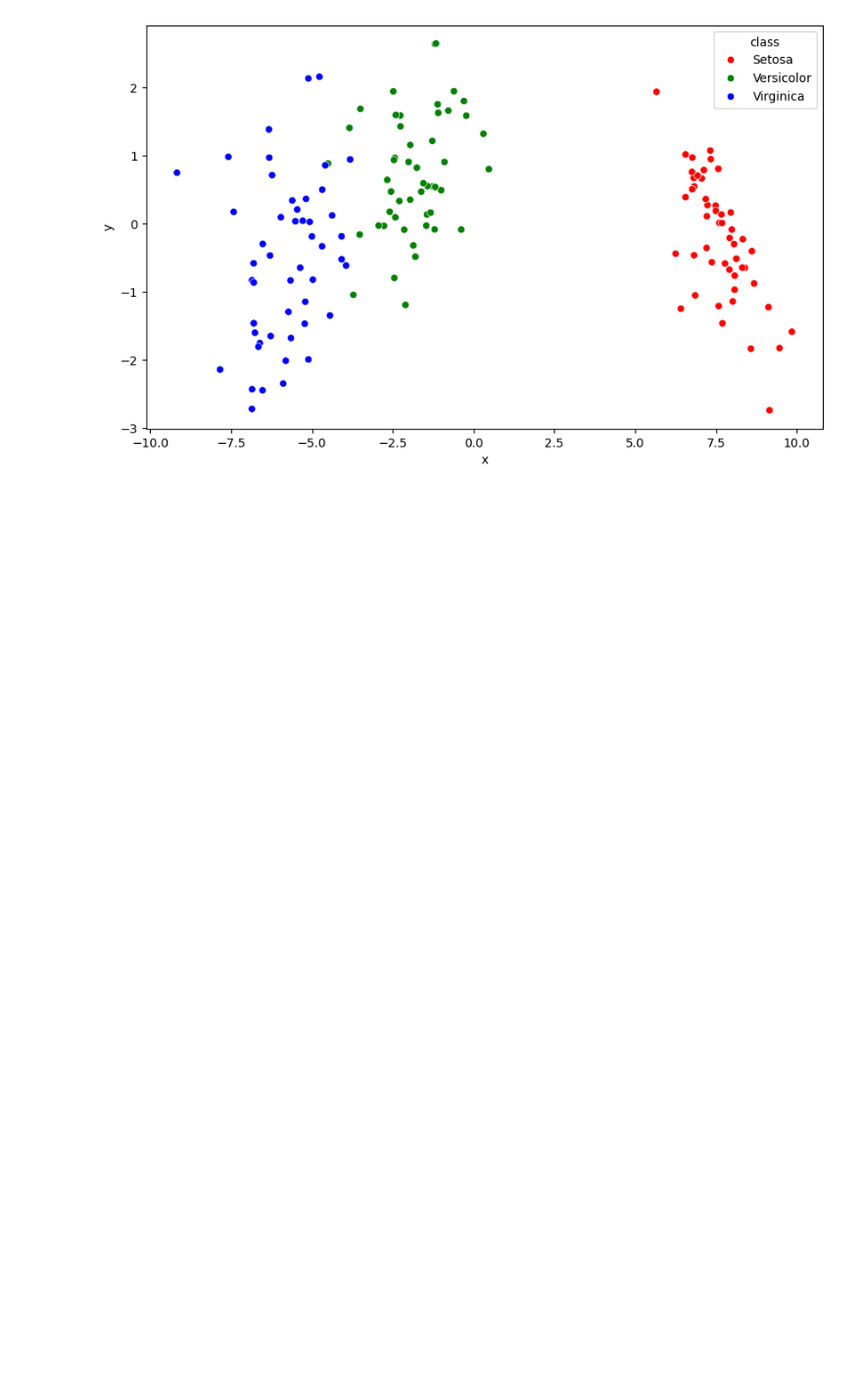
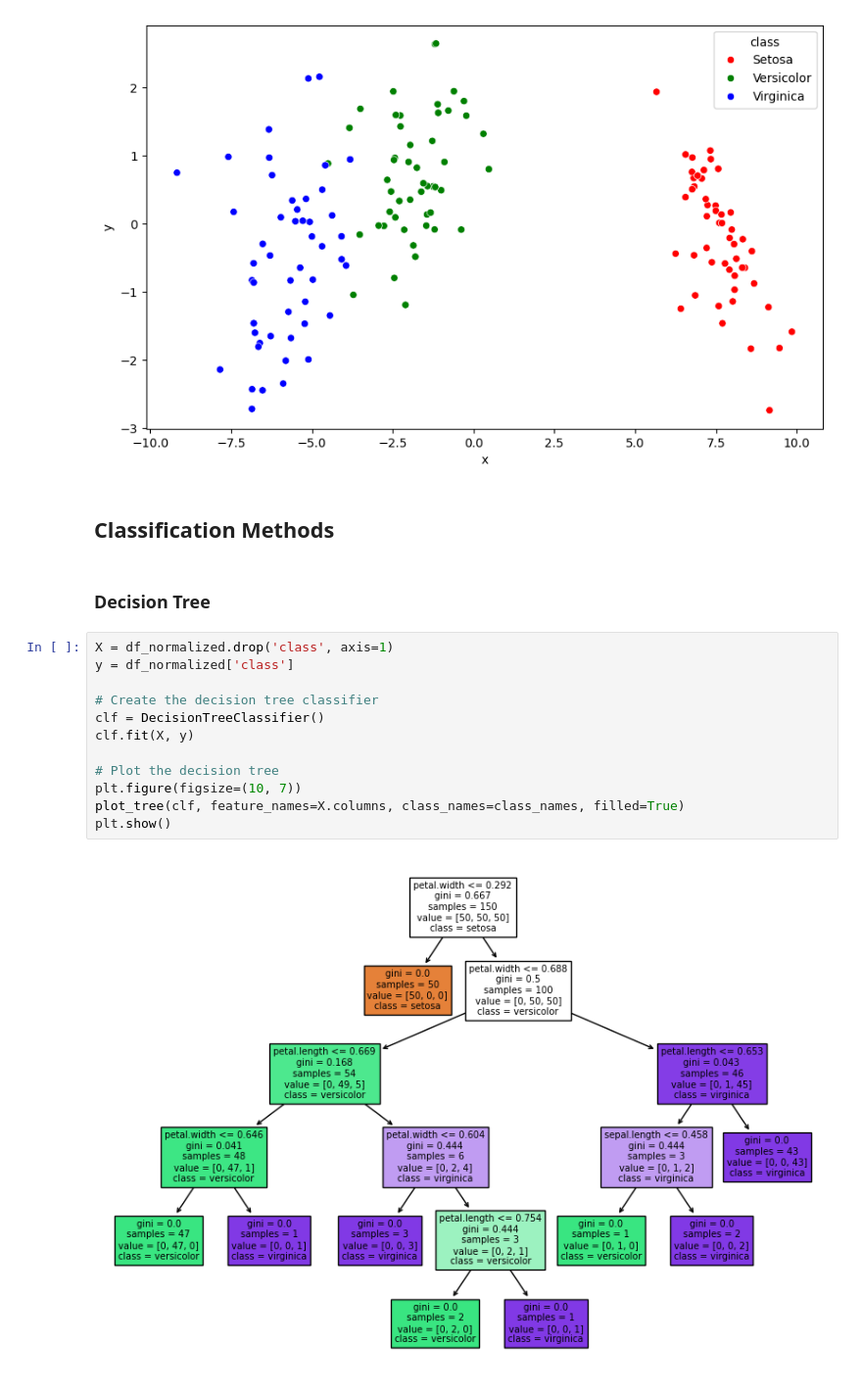
Before and after one commit to AvaAvarai/DataAnalysisNotebook, a Jupyter notebook: methods.ipynb, the cells around one changed output. Shown at 98% size. Saved outputs shown, nothing was run; the diff lists cells and outputs as text; blank space fills up the shorter version.

```diff
--- a/methods.ipynb
+++ b/methods.ipynb
@@ -254,3 +255,21 @@ sns.scatterplot(x='x', y='y', hue='class', data=df_2d, palette=cmap)
 plt.show()
 # %% [output]
 [figure]
+# %% [markdown]
+## Classification Methods
+# %% [markdown]
+### Decision Tree
+# %%
+X = df_normalized.drop('class', axis=1)
+y = df_normalized['class']
+
+# Create the decision tree classifier
+clf = DecisionTreeClassifier()
+clf.fit(X, y)
+
+# Plot the decision tree
+plt.figure(figsize=(10, 7))
+plot_tree(clf, feature_names=X.columns, class_names=class_names, filled=True)
+plt.show()
+# %% [output]
+[figure, added]
```
Also changed, not shown: parts of 2 cells of this notebook, 1 other file.
